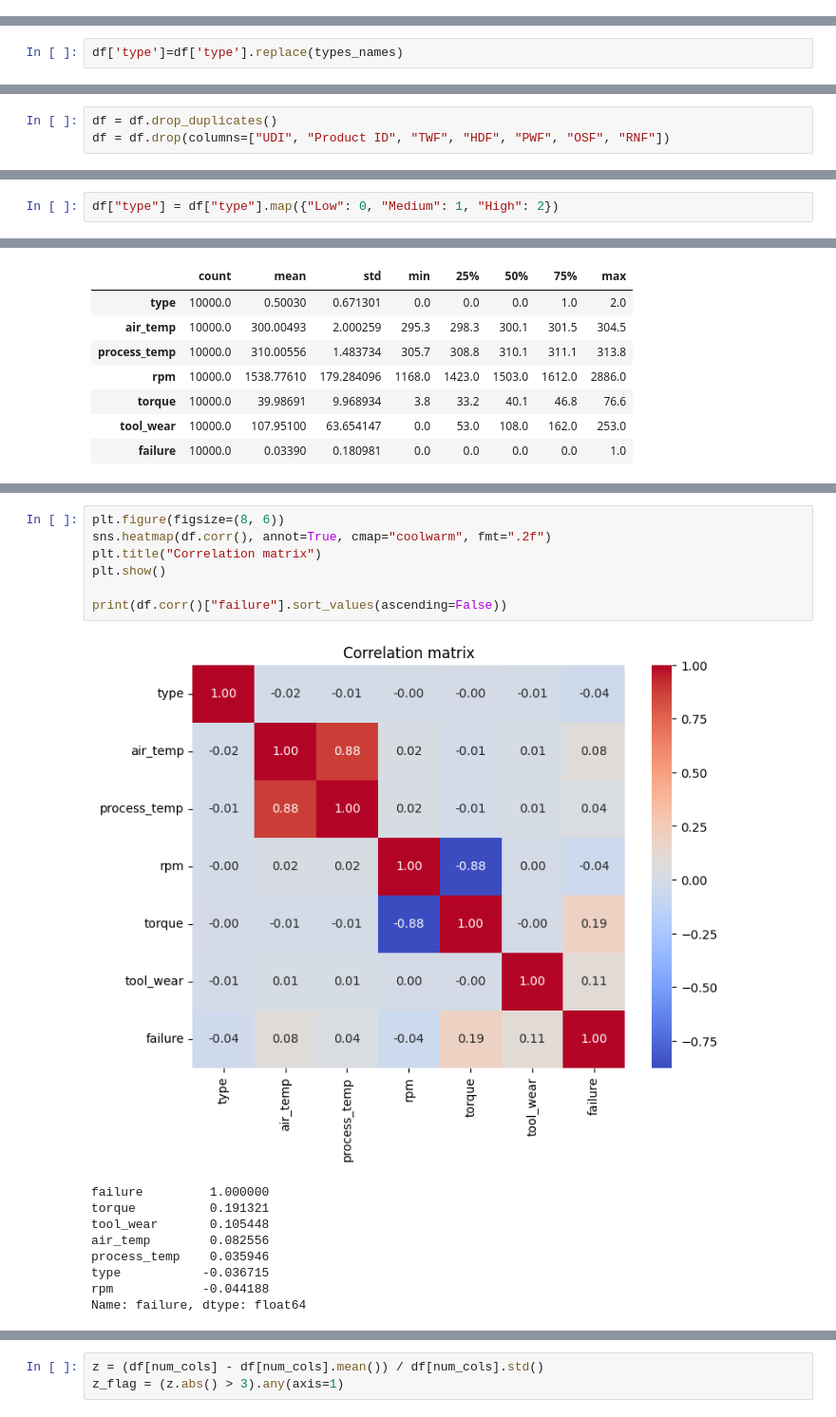
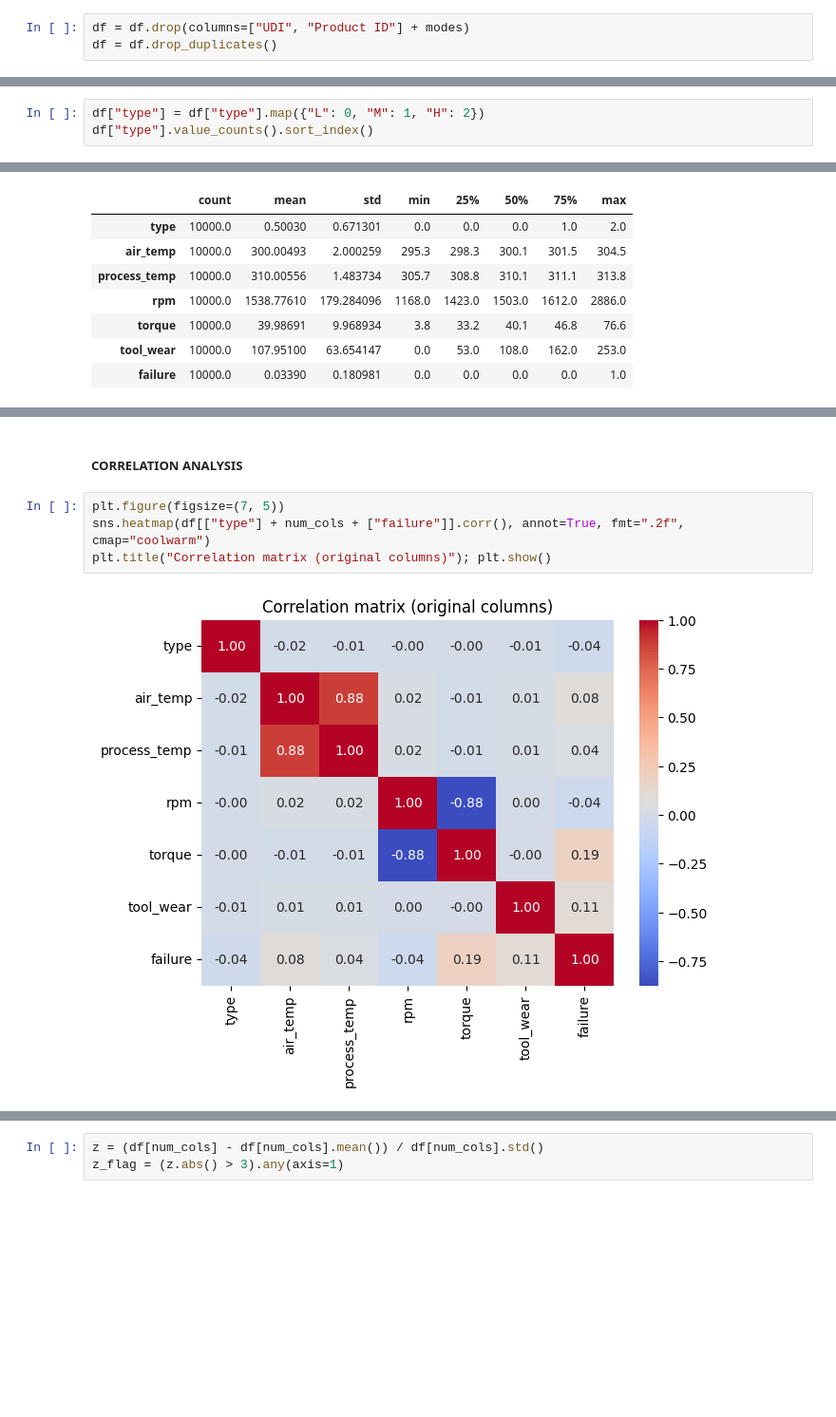
Before and after one commit to Ashwinvinod7/Statiscal_Anamoly_Detection_and_machine-_failure_prediction, a Jupyter notebook: ML_PROJECT_MFP/statiscal_anamoly_detection_and_machine_failure_prediction.ipynb, the cells around one changed output, grey strips where cells are left out. Shown at 95% size. Drawn from its saved outputs; the diff is of its cells as text; blank space fills up the shorter version.

```diff
--- a/ML_PROJECT_MFP/statiscal_anamoly_detection_and_machine_failure_prediction.ipynb
+++ b/ML_PROJECT_MFP/statiscal_anamoly_detection_and_machine_failure_prediction.ipynb
@@ -140,3 +190,6 @@ df = df.rename(columns={
+# %%
+df = df.drop(columns=["UDI", "Product ID"] + modes)
+df = df.drop_duplicates()
 # %%
 df
 # %% [output]
@@ -167,2 +216,0 @@ types_names ={'L': 'Low','M': 'Medium', 'H': 'High'}
-# %%
-df['type']=df['type'].replace(types_names)
@@ -241,3 +220,0 @@ plt.show()
-# %%
-df = df.drop_duplicates()
-df = df.drop(columns=["UDI", "Product ID", "TWF", "HDF", "PWF", "OSF", "RNF"])
@@ -264,2 +223,3 @@ print(df["type"].unique())
 # %%
-df["type"] = df["type"].map({"Low": 0, "Medium": 1, "High": 2})
+df["type"] = df["type"].map({"L": 0, "M": 1, "H": 2})
+df["type"].value_counts().sort_index()
@@ -303,17 +262,8 @@ df.describe().T
+# %% [markdown]
+##### CORRELATION ANALYSIS
 # %%
-plt.figure(figsize=(8, 6))
-sns.heatmap(df.corr(), annot=True, cmap="coolwarm", fmt=".2f")
-plt.title("Correlation matrix")
-plt.show()
-
-print(df.corr()["failure"].sort_values(ascending=False))
+plt.figure(figsize=(7, 5))
+sns.heatmap(df[["type"] + num_cols + ["failure"]].corr(), annot=True, fmt=".2f", cmap="coolwarm")
+plt.title("Correlation matrix (original columns)"); plt.show()
 # %% [output]
-[figure, old version]
+[figure, new version]
-failure         1.000000
-torque          0.191321
-tool_wear       0.105448
-air_temp        0.082556
-process_temp    0.035946
-type           -0.036715
-rpm            -0.044188
-Name: failure, dtype: float64
```
Also changed, not shown: parts of 68 cells of this notebook.
